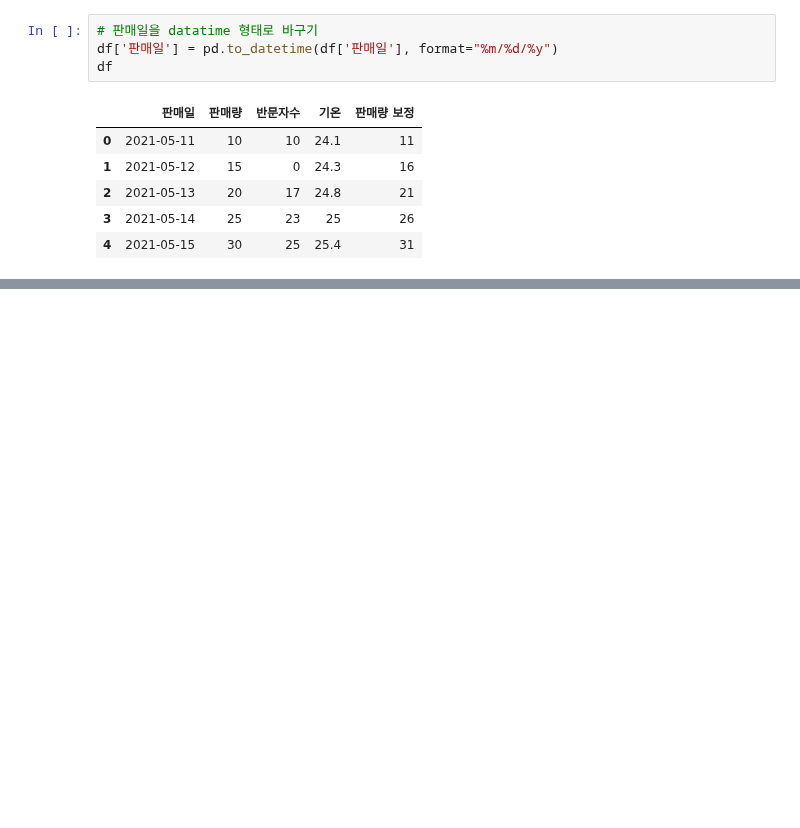
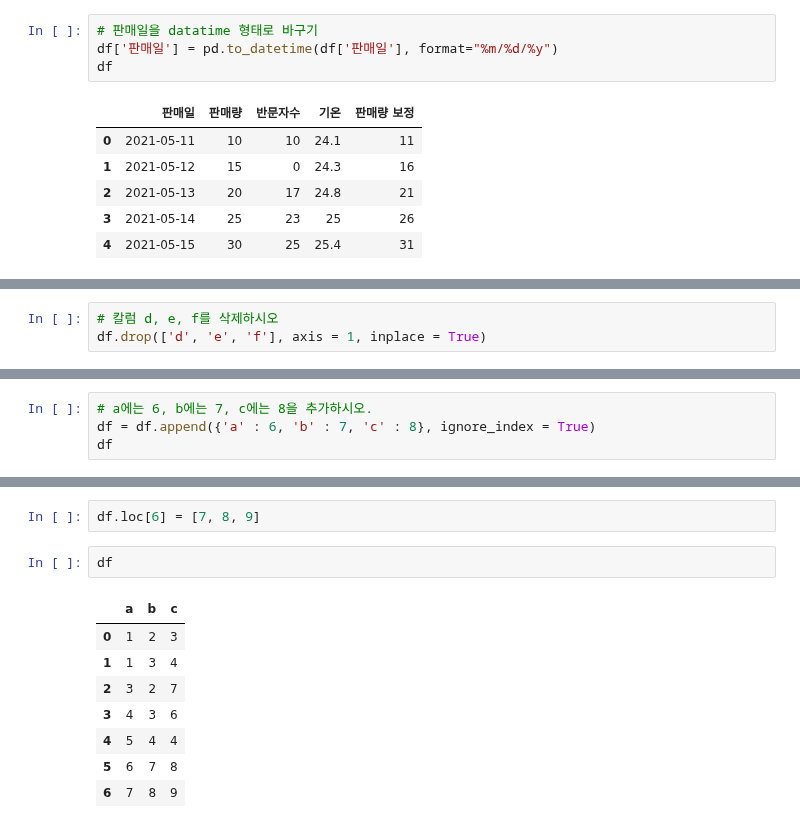
Before and after one commit to WooHyun94/TIL, a Jupyter notebook: Python/220928.ipynb, the cells around one changed output, grey strips where cells are left out. Saved outputs shown, nothing was run; the diff lists cells and outputs as text; blank space fills up the shorter version.

```diff
--- a/Python/220928.ipynb
+++ b/Python/220928.ipynb
@@ -435,0 +489,3 @@ df
+# %%
+# 칼럼 d, e, f를 삭제하시오
+df.drop(['d', 'e', 'f'], axis = 1, inplace = True)
@@ -435,0 +501,4 @@ df
+# %%
+# a에는 6, b에는 7, c에는 8을 추가하시오.
+df = df.append({'a' : 6, 'b' : 7, 'c' : 8}, ignore_index = True)
+df
@@ -435,0 +513,13 @@ df
+# %%
+df.loc[6] = [7, 8, 9]
+# %%
+df
+# %% [output]
+|  | a | b | c |
+| 0 | 1 | 2 | 3 |
+| 1 | 1 | 3 | 4 |
+| 2 | 3 | 2 | 7 |
+| 3 | 4 | 3 | 6 |
+| 4 | 5 | 4 | 4 |
+| 5 | 6 | 7 | 8 |
+| 6 | 7 | 8 | 9 |
```
Also changed, not shown: parts of 23 cells of this notebook.
